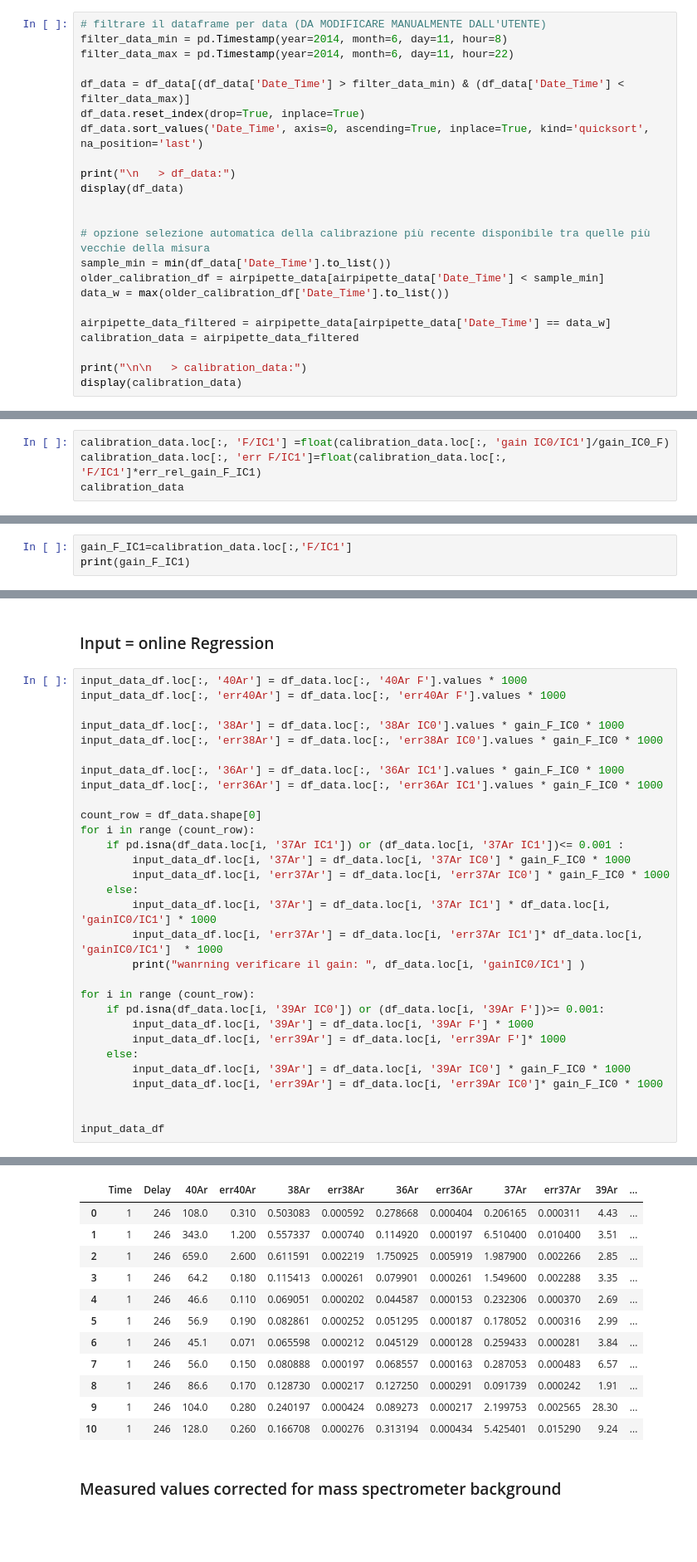
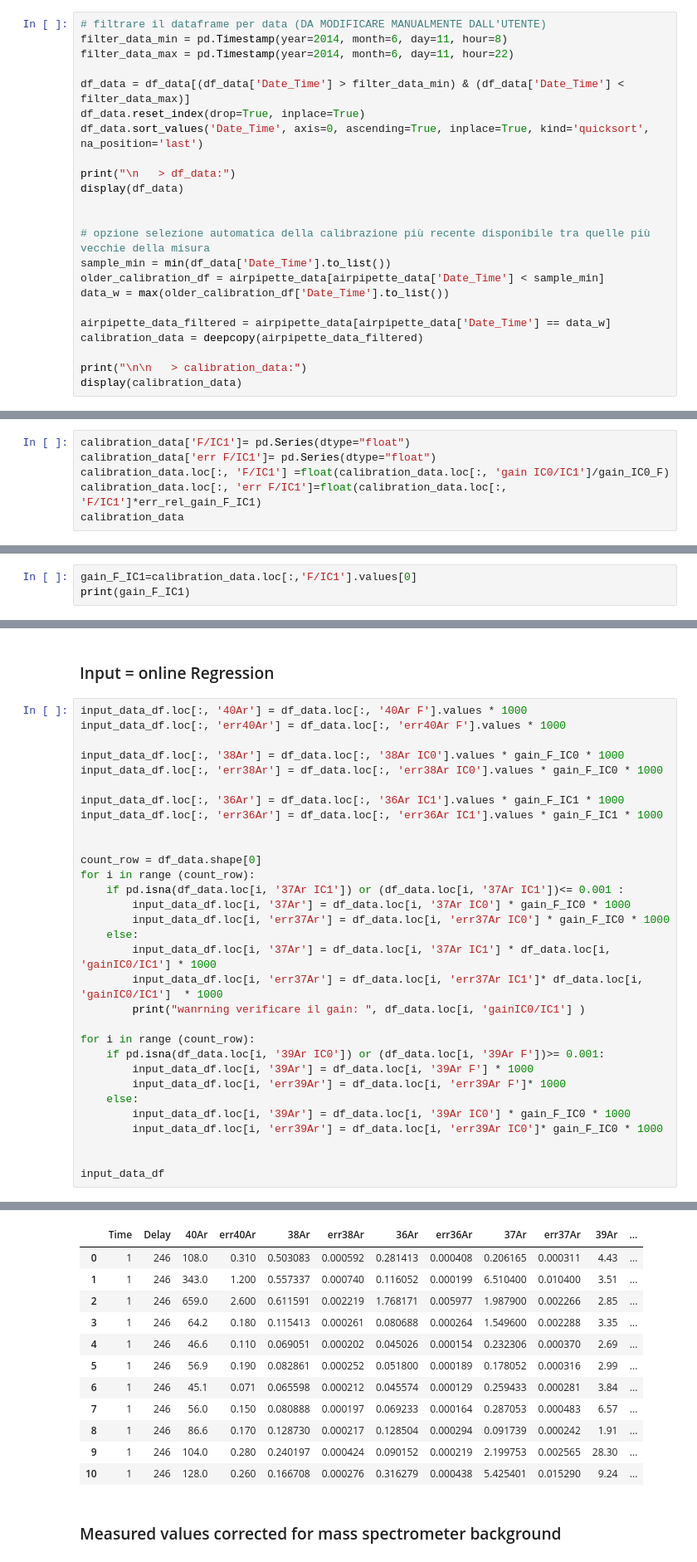
Before and after one commit to gecos-lab/PyCalcolAr, a Jupyter notebook: notebooks/prova con 2014.ipynb, the cells around one changed output, grey strips where cells are left out. Shown at 83% size. Saved outputs shown, nothing was run; the diff lists cells and outputs as text; blank space fills up the shorter version.

```diff
--- a/notebooks/prova con 2014.ipynb
+++ b/notebooks/prova con 2014.ipynb
@@ -316,7 +317,7 @@ older_calibration_df = airpipette_data[airpipette_data['Date_Time'] < sample_min
 data_w = max(older_calibration_df['Date_Time'].to_list())
 
 airpipette_data_filtered = airpipette_data[airpipette_data['Date_Time'] == data_w]
-calibration_data = airpipette_data_filtered
+calibration_data = deepcopy(airpipette_data_filtered)
 
 print("\n\n   > calibration_data:")
 display(calibration_data)
@@ -400,6 +401,8 @@ print(err_rel_gain_F_IC1)
 # %% [output]
 0.0011746697318923084
 # %%
+calibration_data['F/IC1']= pd.Series(dtype="float")
+calibration_data['err F/IC1']= pd.Series(dtype="float")
 calibration_data.loc[:, 'F/IC1'] =float(calibration_data.loc[:, 'gain IC0/IC1']/gain_IC0_F)
 calibration_data.loc[:, 'err F/IC1']=float(calibration_data.loc[:, 'F/IC1']*err_rel_gain_F_IC1)
 calibration_data
@@ -412,6 +410,6 @@ See the caveats in the documentation: https://pandas.pydata.org/pandas-docs/stab
 |  | Run_Name | Run_Number | Date_Time | 40F | err 40F | 38IC0 | err 38IC0 | 36IC1 | err 36IC1 | 36IC0 | ... |
 | 65 | Sample Name | 1480 | 2014-05-12 14:42:00 | 0.11705 | 0.000091 | 0.000075 | 4.325883e-07 | 0.000386 | 0.000001 | 0.000389 | ... |
 # %%
-gain_F_IC1=calibration_data.loc[:,'F/IC1']
+gain_F_IC1=calibration_data.loc[:,'F/IC1'].values[0]
 print(gain_F_IC1)
 # %% [output]
@@ -698,8 +696,9 @@ input_data_df.loc[:, 'err40Ar'] = df_data.loc[:, 'err40Ar F'].values * 1000
 input_data_df.loc[:, '38Ar'] = df_data.loc[:, '38Ar IC0'].values * gain_F_IC0 * 1000
 input_data_df.loc[:, 'err38Ar'] = df_data.loc[:, 'err38Ar IC0'].values * gain_F_IC0 * 1000
 
-input_data_df.loc[:, '36Ar'] = df_data.loc[:, '36Ar IC1'].values * gain_F_IC0 * 1000
-input_data_df.loc[:, 'err36Ar'] = df_data.loc[:, 'err36Ar IC1'].values * gain_F_IC0 * 1000
+input_data_df.loc[:, '36Ar'] = df_data.loc[:, '36Ar IC1'].values * gain_F_IC1 * 1000
+input_data_df.loc[:, 'err36Ar'] = df_data.loc[:, 'err36Ar IC1'].values * gain_F_IC1 * 1000
+
 
 count_row = df_data.shape[0]
 for i in range (count_row):
@@ -725,18 +725,18 @@ input_data_df
 wanrning verificare il gain:  1.04
 wanrning verificare il gain:  1.03
 wanrning verificare il gain:  1.04
 |  | Time | Delay | 40Ar | err40Ar | 38Ar | err38Ar | 36Ar | err36Ar | 37Ar | err37Ar | 39Ar | ... |
-| 0 | 1 | 246 | 108.0 | 0.310 | 0.503083 | 0.000592 | 0.278668 | 0.000404 | 0.206165 | 0.000311 | 4.43 | ... |
-| 1 | 1 | 246 | 343.0 | 1.200 | 0.557337 | 0.000740 | 0.114920 | 0.000197 | 6.510400 | 0.010400 | 3.51 | ... |
-| 2 | 1 | 246 | 659.0 | 2.600 | 0.611591 | 0.002219 | 1.750925 | 0.005919 | 1.987900 | 0.002266 | 2.85 | ... |
-| 3 | 1 | 246 | 64.2 | 0.180 | 0.115413 | 0.000261 | 0.079901 | 0.000261 | 1.549600 | 0.002288 | 3.35 | ... |
-| 4 | 1 | 246 | 46.6 | 0.110 | 0.069051 | 0.000202 | 0.044587 | 0.000153 | 0.232306 | 0.000370 | 2.69 | ... |
-| 5 | 1 | 246 | 56.9 | 0.190 | 0.082861 | 0.000252 | 0.051295 | 0.000187 | 0.178052 | 0.000316 | 2.99 | ... |
-| 6 | 1 | 246 | 45.1 | 0.071 | 0.065598 | 0.000212 | 0.045129 | 0.000128 | 0.259433 | 0.000281 | 3.84 | ... |
-| 7 | 1 | 246 | 56.0 | 0.150 | 0.080888 | 0.000197 | 0.068557 | 0.000163 | 0.287053 | 0.000483 | 6.57 | ... |
-| 8 | 1 | 246 | 86.6 | 0.170 | 0.128730 | 0.000217 | 0.127250 | 0.000291 | 0.091739 | 0.000242 | 1.91 | ... |
-| 9 | 1 | 246 | 104.0 | 0.280 | 0.240197 | 0.000424 | 0.089273 | 0.000217 | 2.199753 | 0.002565 | 28.30 | ... |
-| 10 | 1 | 246 | 128.0 | 0.260 | 0.166708 | 0.000276 | 0.313194 | 0.000434 | 5.425401 | 0.015290 | 9.24 | ... |
+| 0 | 1 | 246 | 108.0 | 0.310 | 0.503083 | 0.000592 | 0.281413 | 0.000408 | 0.206165 | 0.000311 | 4.43 | ... |
+| 1 | 1 | 246 | 343.0 | 1.200 | 0.557337 | 0.000740 | 0.116052 | 0.000199 | 6.510400 | 0.010400 | 3.51 | ... |
+| 2 | 1 | 246 | 659.0 | 2.600 | 0.611591 | 0.002219 | 1.768171 | 0.005977 | 1.987900 | 0.002266 | 2.85 | ... |
+| 3 | 1 | 246 | 64.2 | 0.180 | 0.115413 | 0.000261 | 0.080688 | 0.000264 | 1.549600 | 0.002288 | 3.35 | ... |
+| 4 | 1 | 246 | 46.6 | 0.110 | 0.069051 | 0.000202 | 0.045026 | 0.000154 | 0.232306 | 0.000370 | 2.69 | ... |
+| 5 | 1 | 246 | 56.9 | 0.190 | 0.082861 | 0.000252 | 0.051800 | 0.000189 | 0.178052 | 0.000316 | 2.99 | ... |
+| 6 | 1 | 246 | 45.1 | 0.071 | 0.065598 | 0.000212 | 0.045574 | 0.000129 | 0.259433 | 0.000281 | 3.84 | ... |
+| 7 | 1 | 246 | 56.0 | 0.150 | 0.080888 | 0.000197 | 0.069233 | 0.000164 | 0.287053 | 0.000483 | 6.57 | ... |
+| 8 | 1 | 246 | 86.6 | 0.170 | 0.128730 | 0.000217 | 0.128504 | 0.000294 | 0.091739 | 0.000242 | 1.91 | ... |
+| 9 | 1 | 246 | 104.0 | 0.280 | 0.240197 | 0.000424 | 0.090152 | 0.000219 | 2.199753 | 0.002565 | 28.30 | ... |
+| 10 | 1 | 246 | 128.0 | 0.260 | 0.166708 | 0.000276 | 0.316279 | 0.000438 | 5.425401 | 0.015290 | 9.24 | ... |
 # %% [markdown]
 ### Measured values corrected for mass spectrometer background
 # %%
```
Also changed, not shown: parts of 5 cells of this notebook, 2 other files.
